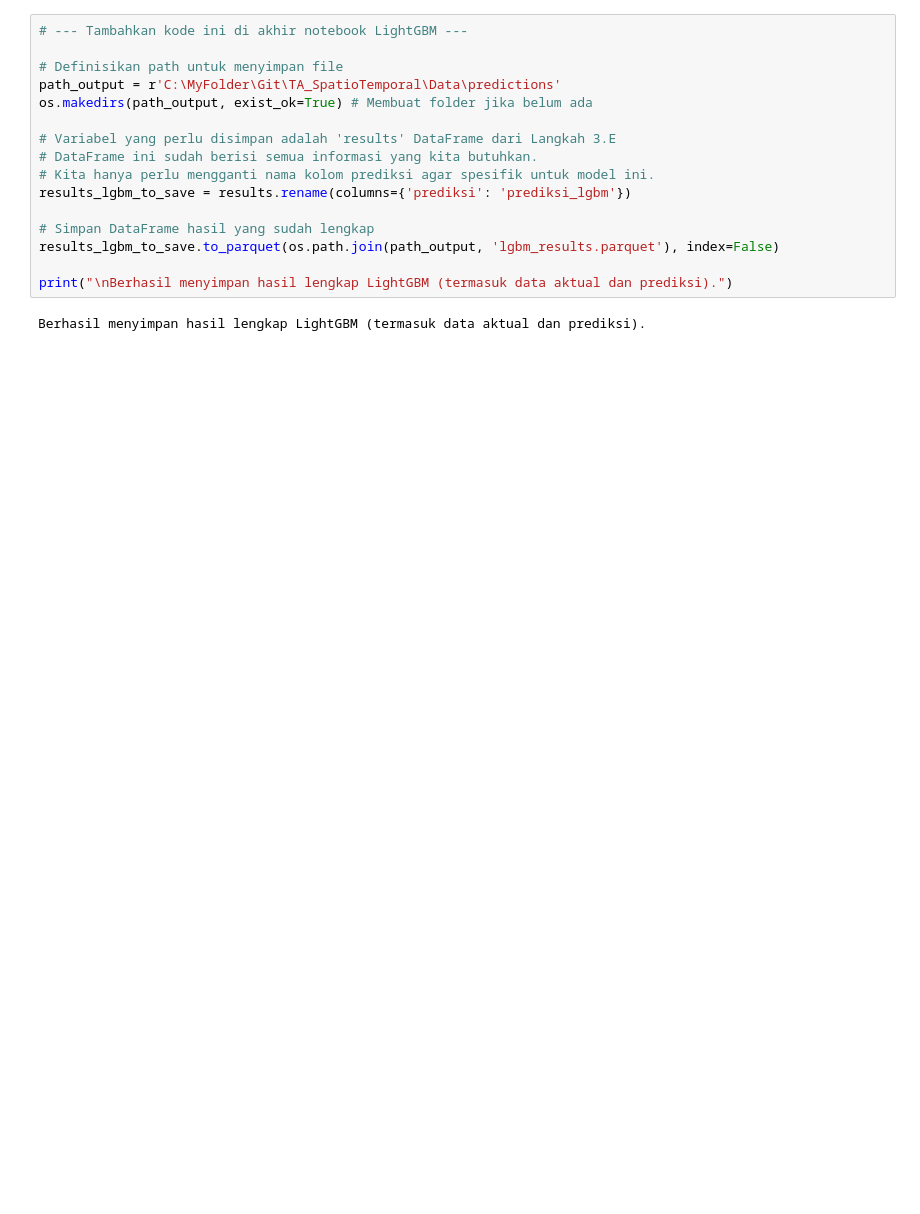
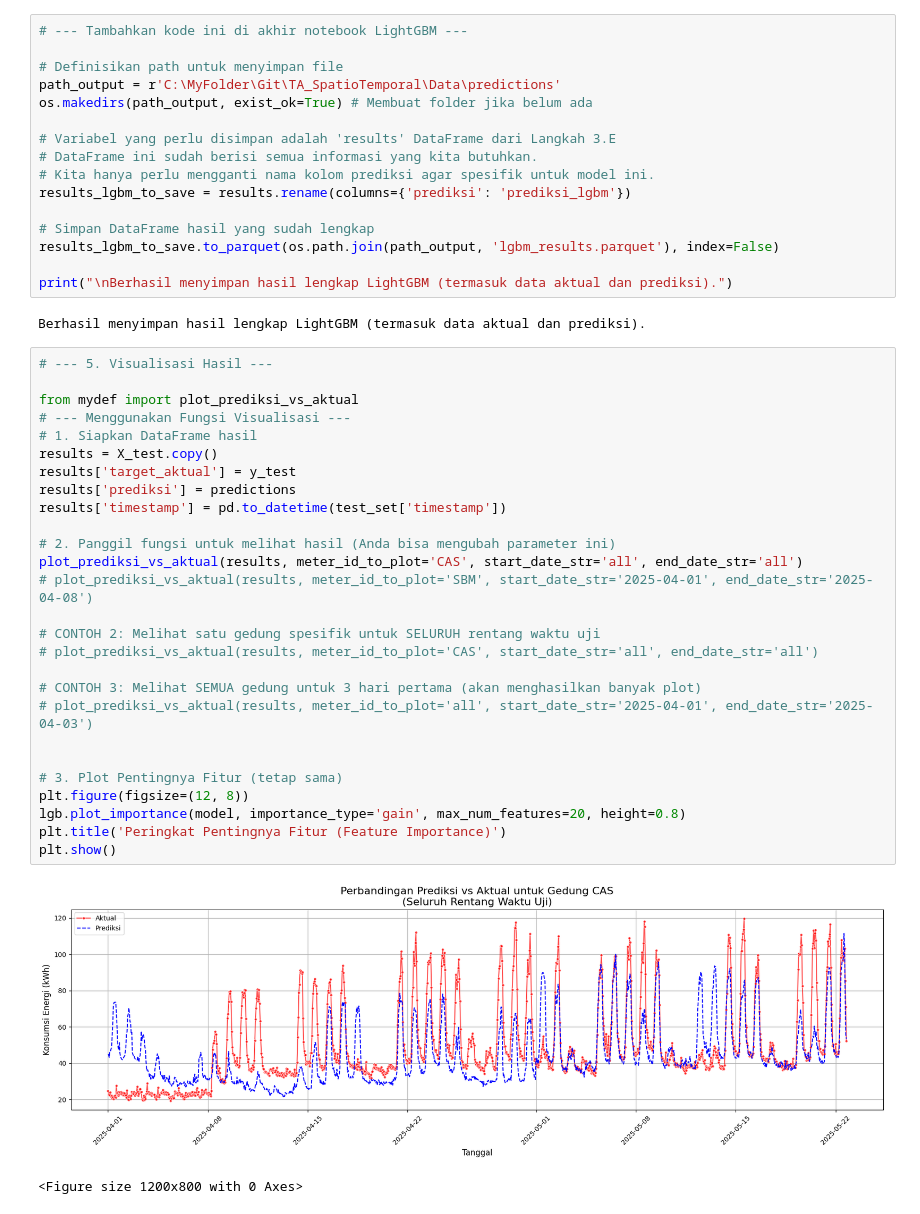
Before and after one commit to dannhkm/TA_SpatioTemporal, a Jupyter notebook: Code/01_LightGBM_Model.ipynb, the cells around one changed output. Cells and saved outputs as stored; diff of their text form; blank space fills up the shorter version.

```diff
--- a/Code/01_LightGBM_Model.ipynb
+++ b/Code/01_LightGBM_Model.ipynb
@@ -168,3 +225,33 @@ results_lgbm_to_save.to_parquet(os.path.join(path_output, 'lgbm_results.parquet'
 print("\nBerhasil menyimpan hasil lengkap LightGBM (termasuk data aktual dan prediksi).")
 # %% [output]
 Berhasil menyimpan hasil lengkap LightGBM (termasuk data aktual dan prediksi).
+# %%
+# --- 5. Visualisasi Hasil ---
+
+from mydef import plot_prediksi_vs_aktual
+# --- Menggunakan Fungsi Visualisasi ---
+# 1. Siapkan DataFrame hasil
+results = X_test.copy()
+results['target_aktual'] = y_test
+results['prediksi'] = predictions
+results['timestamp'] = pd.to_datetime(test_set['timestamp'])
+
+# 2. Panggil fungsi untuk melihat hasil (Anda bisa mengubah parameter ini)
+plot_prediksi_vs_aktual(results, meter_id_to_plot='CAS', start_date_str='all', end_date_str='all')
+# plot_prediksi_vs_aktual(results, meter_id_to_plot='SBM', start_date_str='2025-04-01', end_date_str='2025-04-08')
+
+# CONTOH 2: Melihat satu gedung spesifik untuk SELURUH rentang waktu uji
+# plot_prediksi_vs_aktual(results, meter_id_to_plot='CAS', start_date_str='all', end_date_str='all')
+
+# CONTOH 3: Melihat SEMUA gedung untuk 3 hari pertama (akan menghasilkan banyak plot)
+# plot_prediksi_vs_aktual(results, meter_id_to_plot='all', start_date_str='2025-04-01', end_date_str='2025-04-03')
+
+
+# 3. Plot Pentingnya Fitur (tetap sama)
+plt.figure(figsize=(12, 8))
+lgb.plot_importance(model, importance_type='gain', max_num_features=20, height=0.8)
+plt.title('Peringkat Pentingnya Fitur (Feature Importance)')
+plt.show()
+# %% [output]
+[figure, added]
+<Figure size 1200x800 with 0 Axes>
```
Also changed, not shown: parts of 5 cells of this notebook, 7 other files.
